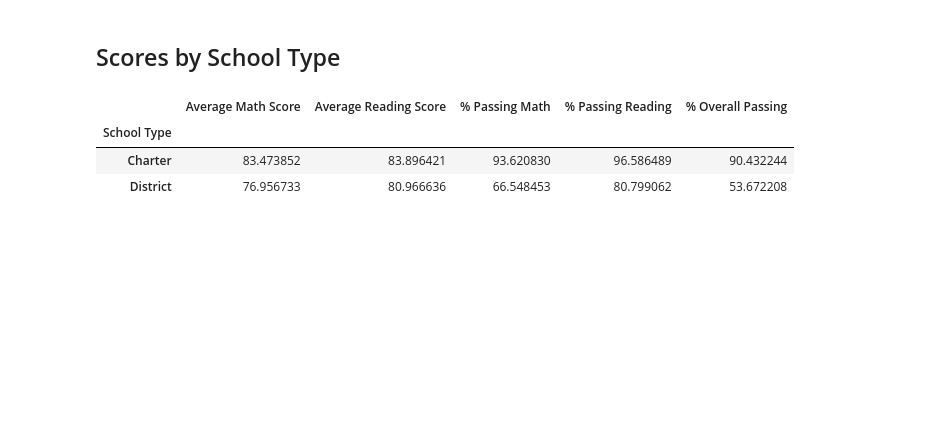
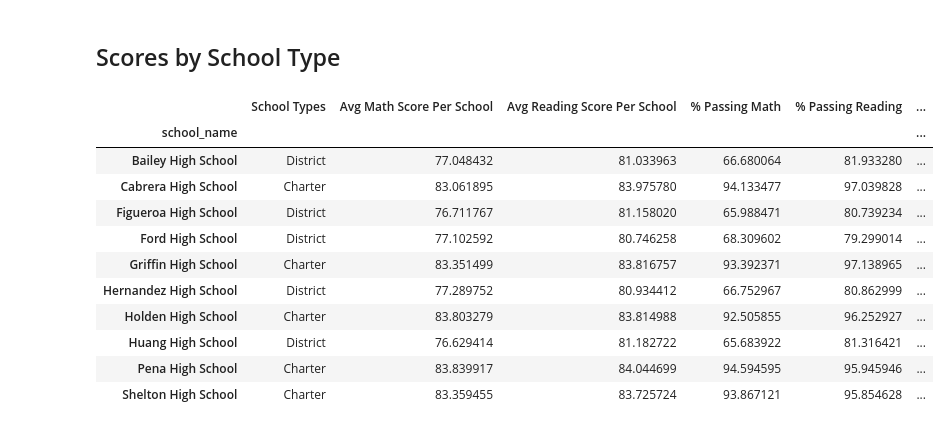
Before and after one commit to patriciayoung/PyCity-Schools-Budget-Analysis, a Jupyter notebook: Starter_Code2/PyCitySchools/PyCitySchools_starter.ipynb, the cells around one changed output. Saved outputs shown, nothing was run; the diff lists cells and outputs as text; code cells hidden in the pictures; blank space fills up the shorter version.

```diff
--- a/Starter_Code2/PyCitySchools/PyCitySchools_starter.ipynb
+++ b/Starter_Code2/PyCitySchools/PyCitySchools_starter.ipynb
@@ -462,11 +492,27 @@ average_percent_overall_passing_by_type = per_school_summary.groupby(["School Ty
 # %%
 # Assemble the new data by type into a DataFrame called `type_summary`
-type_summary =
+type_summary = pd.DataFrame({"School Types": school_types,
+                                "Avg Math Score Per School": per_school_math,
+                                "Avg Reading Score Per School": per_school_reading,
+                                "% Passing Math": per_school_passing_math,
+                                "% Passing Reading": per_school_passing_reading,
+                                "% Passing Overall": overall_passing_rate})
+type_summary = type_summary.groupby("School Types")
+type_summary.mean()
+
 
 # Display results
-type_summary
+type_summary.head()
 # %% [output]
-|  | Average Math Score | Average Reading Score | % Passing Math | % Passing Reading | % Overall Passing |
-| School Type |  |  |  |  |  |
-| Charter | 83.473852 | 83.896421 | 93.620830 | 96.586489 | 90.432244 |
-| District | 76.956733 | 80.966636 | 66.548453 | 80.799062 | 53.672208 |
+|  | School Types | Avg Math Score Per School | Avg Reading Score Per School | % Passing Math | % Passing Reading | ... |
+| school_name |  |  |  |  |  | ... |
+| Bailey High School | District | 77.048432 | 81.033963 | 66.680064 | 81.933280 | ... |
+| Cabrera High School | Charter | 83.061895 | 83.975780 | 94.133477 | 97.039828 | ... |
+| Figueroa High School | District | 76.711767 | 81.158020 | 65.988471 | 80.739234 | ... |
+| Ford High School | District | 77.102592 | 80.746258 | 68.309602 | 79.299014 | ... |
+| Griffin High School | Charter | 83.351499 | 83.816757 | 93.392371 | 97.138965 | ... |
+| Hernandez High School | District | 77.289752 | 80.934412 | 66.752967 | 80.862999 | ... |
+| Holden High School | Charter | 83.803279 | 83.814988 | 92.505855 | 96.252927 | ... |
+| Huang High School | District | 76.629414 | 81.182722 | 65.683922 | 81.316421 | ... |
+| Pena High School | Charter | 83.839917 | 84.044699 | 94.594595 | 95.945946 | ... |
+| Shelton High School | Charter | 83.359455 | 83.725724 | 93.867121 | 95.854628 | ... |
```
Also changed, not shown: parts of 7 cells of this notebook.
